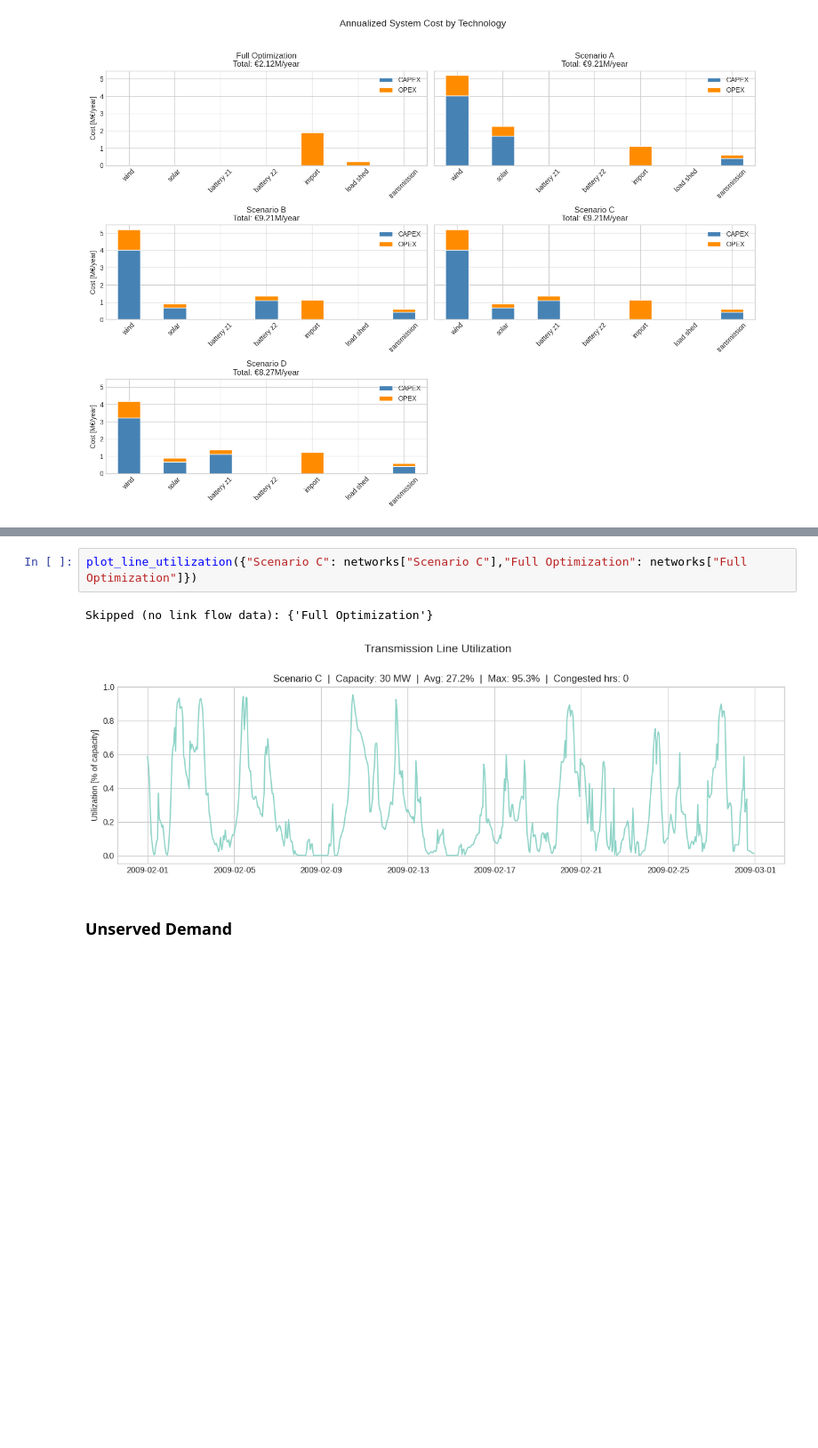
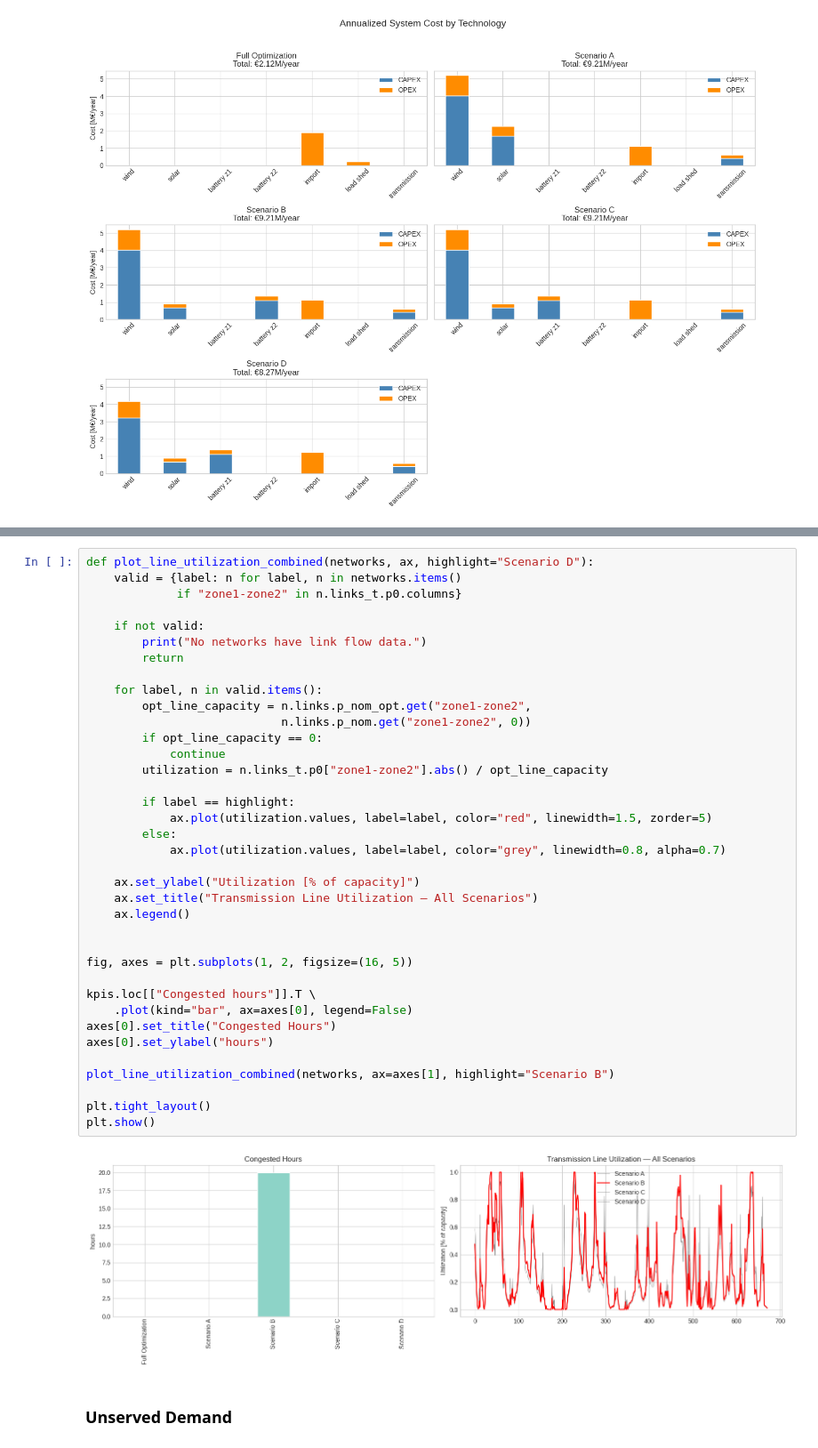
Before and after one commit to karivero/esi_final_repo, a Jupyter notebook: final_esi/ESI_Assignment/combined_submission.ipynb, the cells around one changed output, grey strips where cells are left out. Shown at 89% size. Drawn from its saved outputs; the diff is of its cells as text; blank space fills up the shorter version.

```diff
--- a/final_esi/ESI_Assignment/combined_submission.ipynb
+++ b/final_esi/ESI_Assignment/combined_submission.ipynb
@@ -1172,8 +1160,42 @@ def plot_line_utilization(networks):
-# %%
-plot_line_utilization({"Scenario C": networks["Scenario C"],"Full Optimization": networks["Full Optimization"]})
-# %% [output]
-Skipped (no link flow data): {'Full Optimization'}
-[figure, removed]
+# %%
+def plot_line_utilization_combined(networks, ax, highlight="Scenario D"):
+    valid = {label: n for label, n in networks.items()
+             if "zone1-zone2" in n.links_t.p0.columns}
+
+    if not valid:
+        print("No networks have link flow data.")
+        return
+
+    for label, n in valid.items():
+        opt_line_capacity = n.links.p_nom_opt.get("zone1-zone2",
+                            n.links.p_nom.get("zone1-zone2", 0))
+        if opt_line_capacity == 0:
+            continue
+        utilization = n.links_t.p0["zone1-zone2"].abs() / opt_line_capacity
+
+        if label == highlight:
+            ax.plot(utilization.values, label=label, color="red", linewidth=1.5, zorder=5)
+        else:
+            ax.plot(utilization.values, label=label, color="grey", linewidth=0.8, alpha=0.7)
+
+    ax.set_ylabel("Utilization [% of capacity]")
+    ax.set_title("Transmission Line Utilization — All Scenarios")
+    ax.legend()
+
+
+fig, axes = plt.subplots(1, 2, figsize=(16, 5))
+
+kpis.loc[["Congested hours"]].T \
+    .plot(kind="bar", ax=axes[0], legend=False)
+axes[0].set_title("Congested Hours")
+axes[0].set_ylabel("hours")
+
+plot_line_utilization_combined(networks, ax=axes[1], highlight="Scenario B")
+
+plt.tight_layout()
+plt.show()
+# %% [output]
+[figure, added]
 # %% [markdown]
 ### Unserved Demand
 # %%
```
Also changed, not shown: parts of 7 cells of this notebook, 2 other files.
